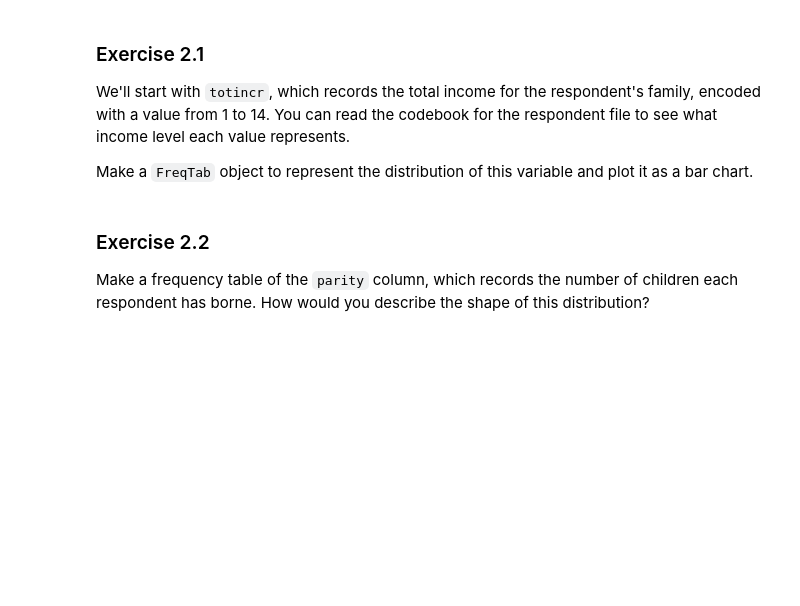
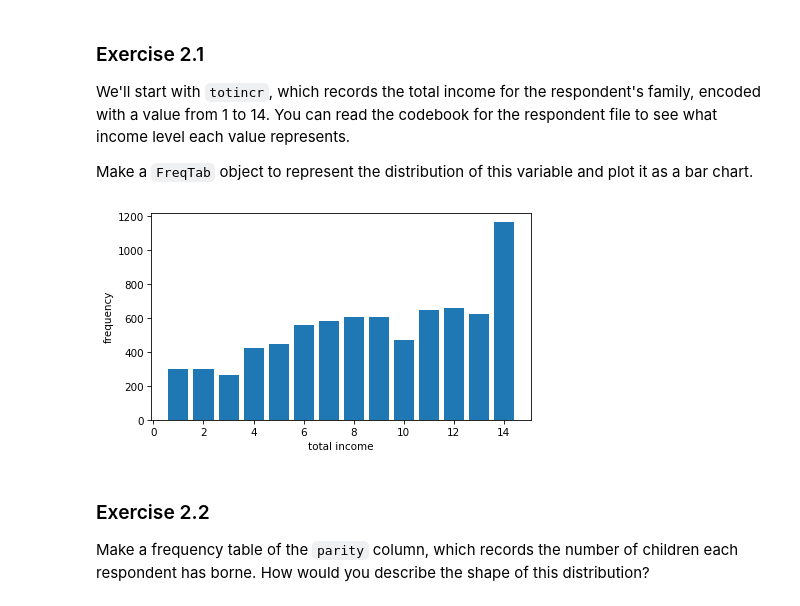
Before and after one commit to nsubordin81/coding-scratch, a Jupyter notebook: think_stats/chap02.ipynb, the cells around one changed output. Cells and saved outputs as stored; diff of their text form; code cells hidden in the pictures; blank space fills up the shorter version.

```diff
--- a/think_stats/chap02.ipynb
+++ b/think_stats/chap02.ipynb
@@ -493,6 +498,12 @@ You can read the codebook for the respondent file to see what income level each
 Make a `FreqTab` object to represent the distribution of this variable and plot it as a bar chart.
 # %%
 # Solution goes here
+totincr_dist = FreqTab.from_seq(resp["totincr"])
+# %%
+totincr_dist.bar()
+decorate(xlabel="total income", ylabel="frequency")
+# %% [output]
+[figure, added]
 # %% [markdown]
 ### Exercise 2.2
 
```
Also changed, not shown: parts of 5 cells of this notebook.
